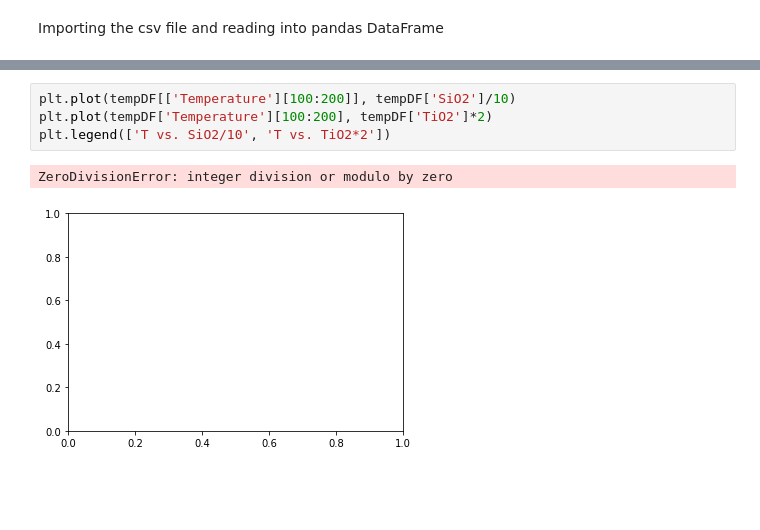
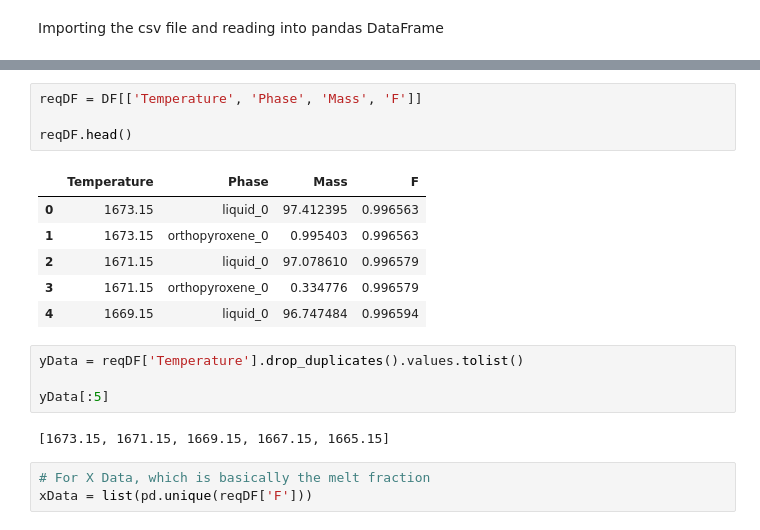
Before and after one commit to pritamd47/alphameltsData, a Jupyter notebook: DataAnalysis.ipynb, the cells around one changed output, grey strips where cells are left out. Saved outputs shown, nothing was run; the diff lists cells and outputs as text; blank space fills up the shorter version.

```diff
--- a/DataAnalysis.ipynb
+++ b/DataAnalysis.ipynb
@@ -39,7 +22,20 @@ tempDF.head()
-# %%
-plt.plot(tempDF[['Temperature'][100:200]], tempDF['SiO2']/10)
-plt.plot(tempDF['Temperature'][100:200], tempDF['TiO2']*2)
-plt.legend(['T vs. SiO2/10', 'T vs. TiO2*2'])
-# %% [output]
-ZeroDivisionError: integer division or modulo by zero
-[figure, removed]
+# %%
+reqDF = DF[['Temperature', 'Phase', 'Mass', 'F']]
+
+reqDF.head()
+# %% [output]
+|  | Temperature | Phase | Mass | F |
+| 0 | 1673.15 | liquid_0 | 97.412395 | 0.996563 |
+| 1 | 1673.15 | orthopyroxene_0 | 0.995403 | 0.996563 |
+| 2 | 1671.15 | liquid_0 | 97.078610 | 0.996579 |
+| 3 | 1671.15 | orthopyroxene_0 | 0.334776 | 0.996579 |
+| 4 | 1669.15 | liquid_0 | 96.747484 | 0.996594 |
+# %%
+yData = reqDF['Temperature'].drop_duplicates().values.tolist()
+
+yData[:5]
+# %% [output]
+[1673.15, 1671.15, 1669.15, 1667.15, 1665.15]
+# %%
+# For X Data, which is basically the melt fraction
+xData = list(pd.unique(reqDF['F']))
```
Also changed, not shown: parts of 9 cells of this notebook, 2 other files.
